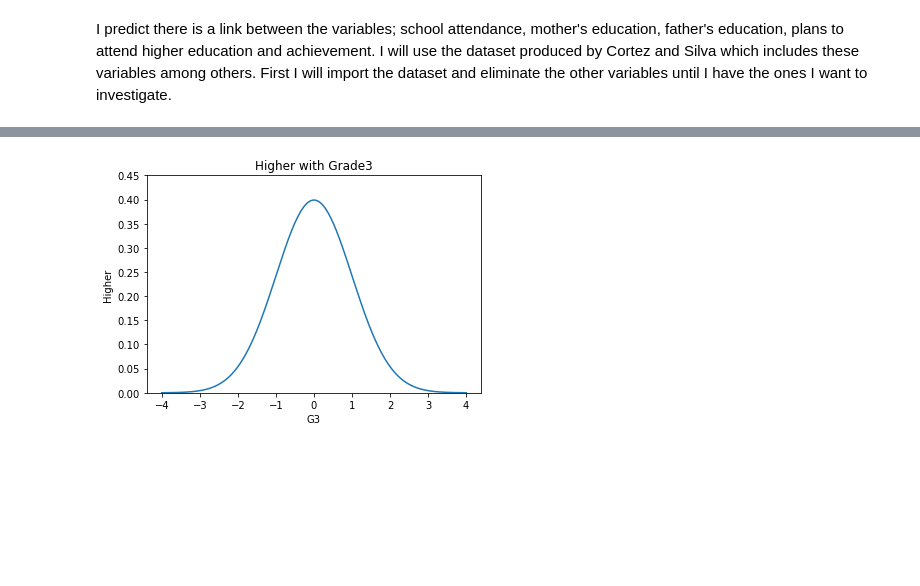
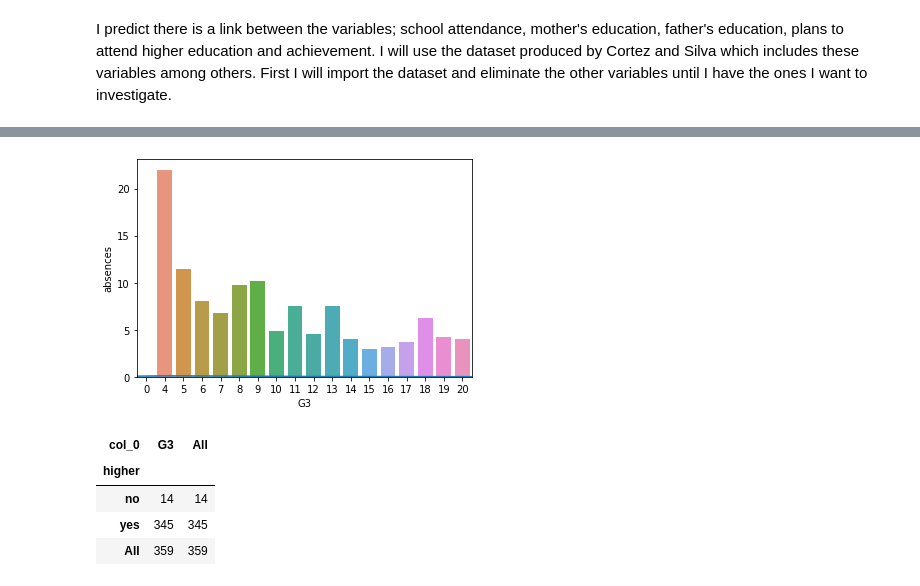
Before and after one commit to mobm65/Educational-Attainment---PDA-Project, a Jupyter notebook: PDA Project.ipynb, the cells around one changed output, grey strips where cells are left out. Cells and saved outputs as stored; diff of their text form; code cells hidden in the pictures; blank space fills up the shorter version.

Commit message:
Completing analysis of imported dataset.

```diff
--- a/PDA Project.ipynb
+++ b/PDA Project.ipynb
@@ -130,7 +257,0 @@ sns.countplot(x = "G3", hue="Fedu", data = dfgrade);
-# %%
-
-import pandas as pd
-
-
-dfgrade = pd.read_csv("student/student-mat.csv", delimiter=";")
-pd.crosstab(dfgrade["absences"], dfgrade["G3"], margins = True)
@@ -160,12 +258,26 @@ sns.distplot(dfgrade["absences"], kde=True);
-# %%
-pd.crosstab(dfgrade["higher"], ["G3"], margins = True)
-fig, ax = plt.subplots()
-x= np.arange(-4,4,0.001)
-ax.set_title("Higher with Grade3")
-ax.set_xlabel("G3")
-ax.set_ylabel("Higher")
-ax.plot(x, norm.pdf(x))
-ax.set_ylim(0,0.45)
-plt.show()
-# %% [output]
-[figure, removed]
+# %%
+# Using seaborn barplot to demonstrate the correlation between the
+# number of absent days and the G3 grade the students scored.  The barchart
+# shows clearly that students who missed 20+ days of school were
+# mainly represented in the lower scores and students with 5 or fewer
+# absence days are highly represented in the 14+ grade point scores.
+
+sns.barplot(x = "G3", y="absences", ci = None, data = dfgrade);
+# %% [output]
+[figure, added]
+# %%
+# This data cannot be said to be useful in predicting grades
+# for students in maths.  Because this is a secondary school most
+# students attending would intend to attend third level.  It seems
+# that in the Portugese educational system it is normal to leave
+# at 15 if you are not planning 3rd level.  Therefore it is safe to
+# assume that those who go to secondary want to go to third level even
+# if their grades do not make that a likely outcome.
+
+pd.crosstab(dfgrade["higher"], ["G3"], margins = True)
+# %% [output]
+| col_0 | G3 | All |
+| higher |  |  |
+| no | 14 | 14 |
+| yes | 345 | 345 |
+| All | 359 | 359 |
```
Also changed, not shown: parts of 16 cells of this notebook.
